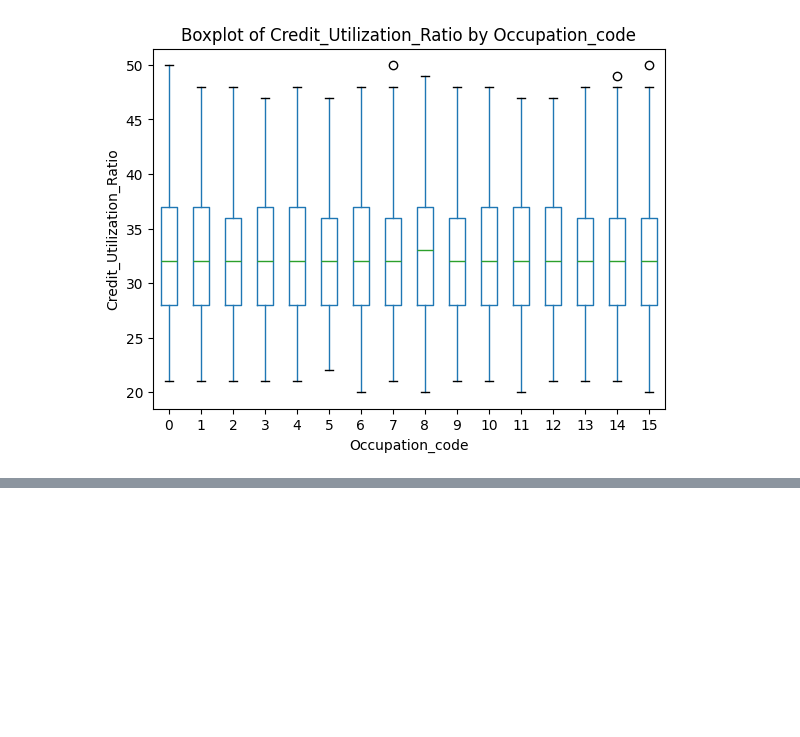
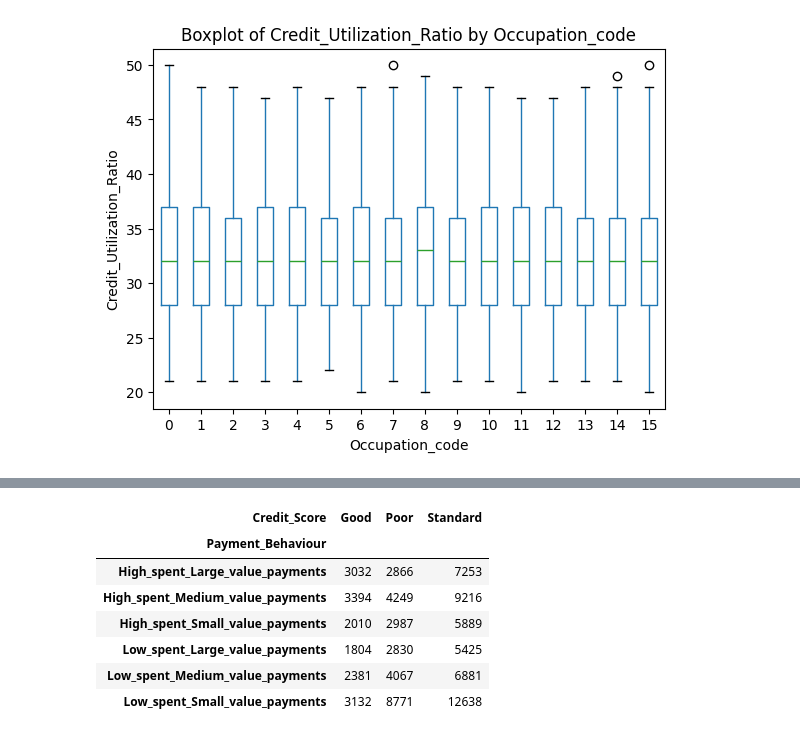
Before and after one commit to Ghukii/TMP-4sem-, a Jupyter notebook: Задание_6/Задание_6_13.ipynb, the cells around one changed output, grey strips where cells are left out. Saved outputs shown, nothing was run; the diff lists cells and outputs as text; code cells hidden in the pictures; blank space fills up the shorter version.

```diff
--- a/Задание_6/Задание_6_13.ipynb
+++ b/Задание_6/Задание_6_13.ipynb
@@ -1233,0 +1311,12 @@ plt.show()
+# %%
+conf_matr = pd.crosstab(tmp['Payment_Behaviour'], tmp['Credit_Score'])
+conf_matr
+# %% [output]
+| Credit_Score | Good | Poor | Standard |
+| Payment_Behaviour |  |  |  |
+| High_spent_Large_value_payments | 3032 | 2866 | 7253 |
+| High_spent_Medium_value_payments | 3394 | 4249 | 9216 |
+| High_spent_Small_value_payments | 2010 | 2987 | 5889 |
+| Low_spent_Large_value_payments | 1804 | 2830 | 5425 |
+| Low_spent_Medium_value_payments | 2381 | 4067 | 6881 |
+| Low_spent_Small_value_payments | 3132 | 8771 | 12638 |
```
Also changed, not shown: parts of 13 cells of this notebook.
